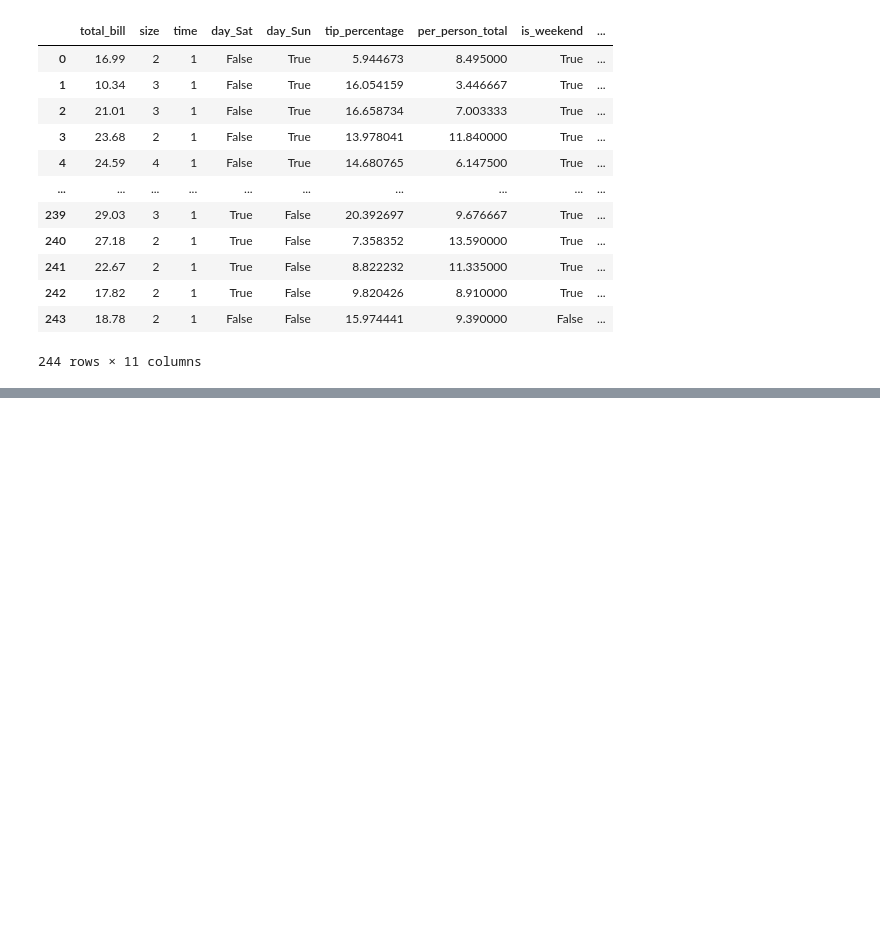
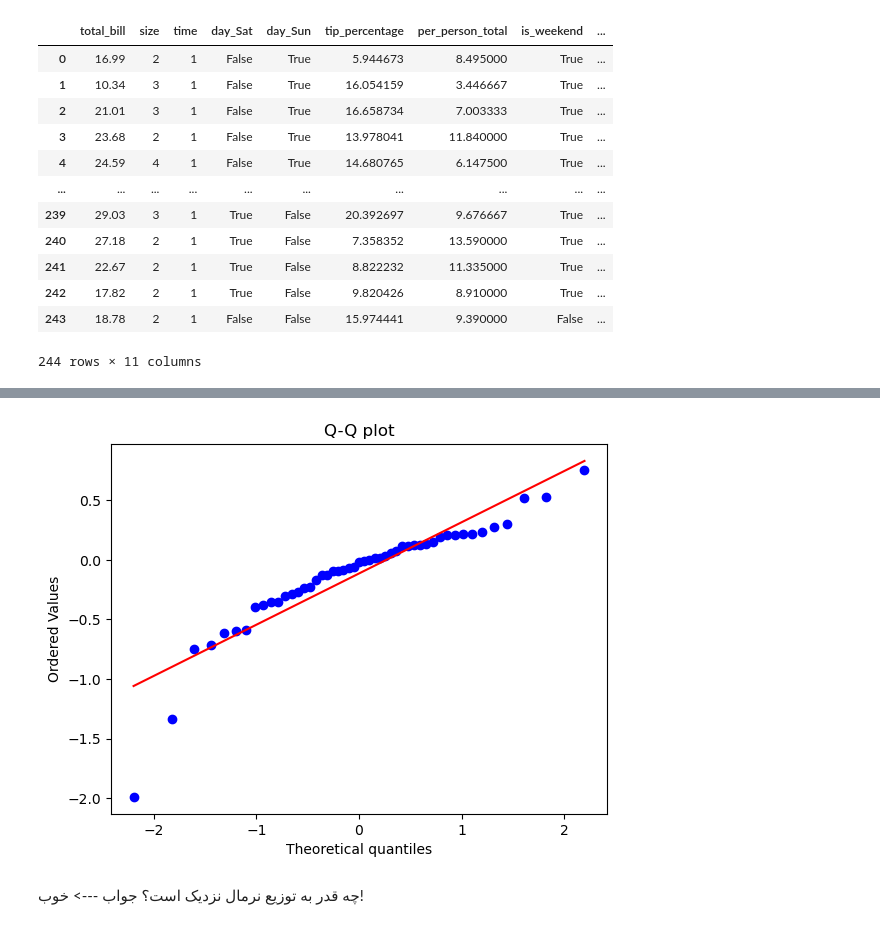
Before and after one commit to AliMHD1377/predicting-tips, a Jupyter notebook: predicting_tips.ipynb, the cells around one changed output, grey strips where cells are left out. Cells and saved outputs as stored; diff of their text form; code cells hidden in the pictures; blank space fills up the shorter version.

```diff
--- a/predicting_tips.ipynb
+++ b/predicting_tips.ipynb
@@ -241,0 +345,13 @@ X_selected
+# %%
+import scipy.stats as stats
+
+fig, ax = plt.subplots()
+stats.probplot(y_test - y_test_pred, plot=ax, fit=True, dist='norm')
+ax.set_title("Q-Q plot")
+plt.show()
+# %% [output]
+[figure, added]
+# %% [markdown]
+<div dir='rtl'>
+
+چه قدر به توزیع نرمال نزدیک است؟ جواب ---> خوب!
```
Also changed, not shown: parts of 14 cells of this notebook, 2 other files.
